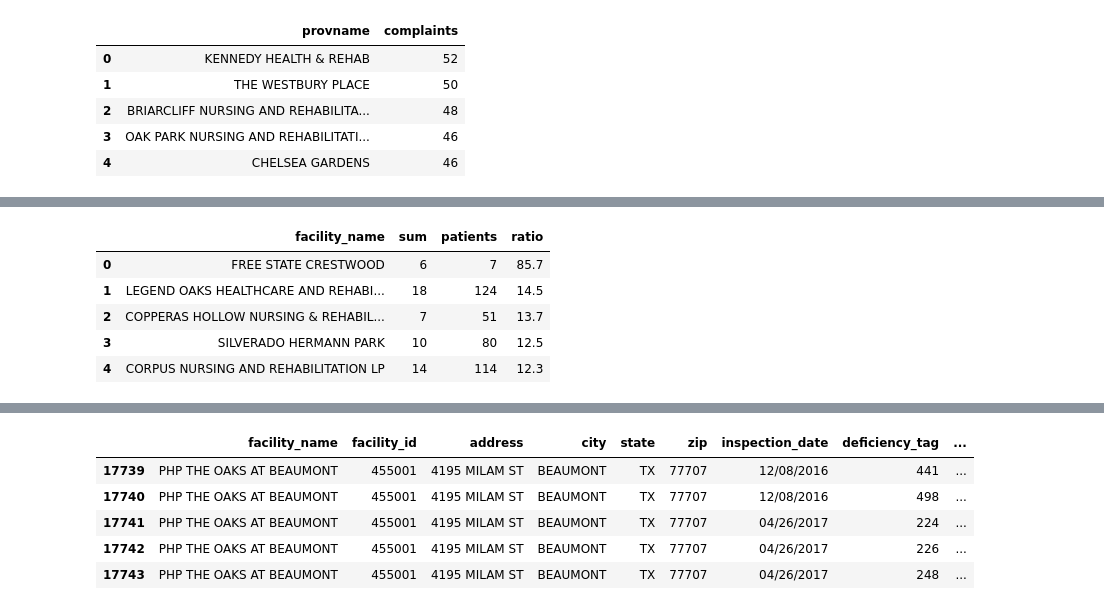
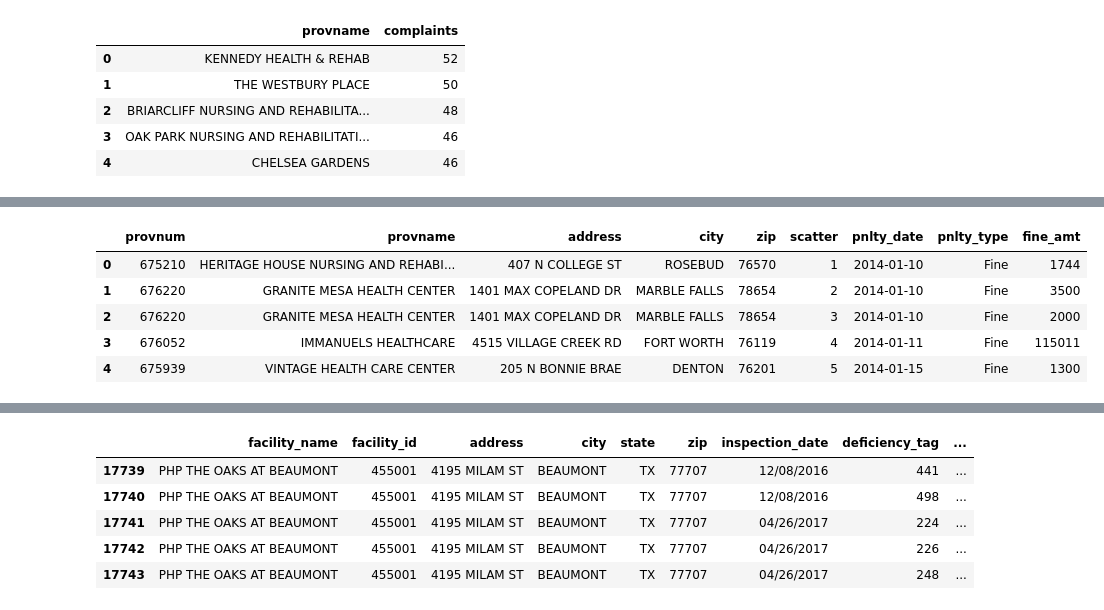
Before and after one commit to elenamlutz/data-studio-projects, a Jupyter notebook: Week 1/Nursing Homes in Texas.ipynb, the cells around one changed output, grey strips where cells are left out. Drawn from its saved outputs; the diff is of its cells as text; code cells hidden in the pictures.

```diff
--- a/Week 1/Nursing Homes in Texas.ipynb
+++ b/Week 1/Nursing Homes in Texas.ipynb
@@ -376,9 +314,11 @@ df = pd.read_csv("deficienciescount1.csv")
+# %%
+df3 = pd.read_excel("penaltiestest.xlsx")
 # %%
-df.head()
+df3.head()
 # %% [output]
-|  | facility_name | sum | patients | ratio |
-| 0 | FREE STATE CRESTWOOD | 6 | 7 | 85.7 |
-| 1 | LEGEND OAKS HEALTHCARE AND REHABI... | 18 | 124 | 14.5 |
-| 2 | COPPERAS HOLLOW NURSING & REHABIL... | 7 | 51 | 13.7 |
-| 3 | SILVERADO HERMANN PARK | 10 | 80 | 12.5 |
-| 4 | CORPUS NURSING AND REHABILITATION LP | 14 | 114 | 12.3 |
+|  | provnum | provname | address | city | zip | scatter | pnlty_date | pnlty_type | fine_amt |
+| 0 | 675210 | HERITAGE HOUSE NURSING AND REHABI... | 407 N COLLEGE ST | ROSEBUD | 76570 | 1 | 2014-01-10 | Fine | 1744 |
+| 1 | 676220 | GRANITE MESA HEALTH CENTER | 1401 MAX COPELAND DR | MARBLE FALLS | 78654 | 2 | 2014-01-10 | Fine | 3500 |
+| 2 | 676220 | GRANITE MESA HEALTH CENTER | 1401 MAX COPELAND DR | MARBLE FALLS | 78654 | 3 | 2014-01-10 | Fine | 2000 |
+| 3 | 676052 | IMMANUELS HEALTHCARE | 4515 VILLAGE CREEK RD | FORT WORTH | 76119 | 4 | 2014-01-11 | Fine | 115011 |
+| 4 | 675939 | VINTAGE HEALTH CARE CENTER | 205 N BONNIE BRAE | DENTON | 76201 | 5 | 2014-01-15 | Fine | 1300 |
```
Also changed, not shown: parts of 44 cells of this notebook.
